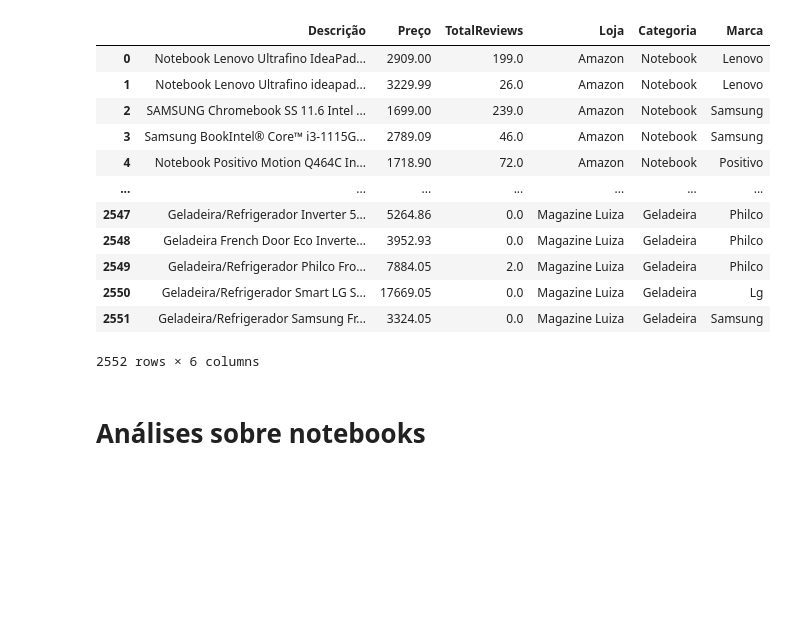
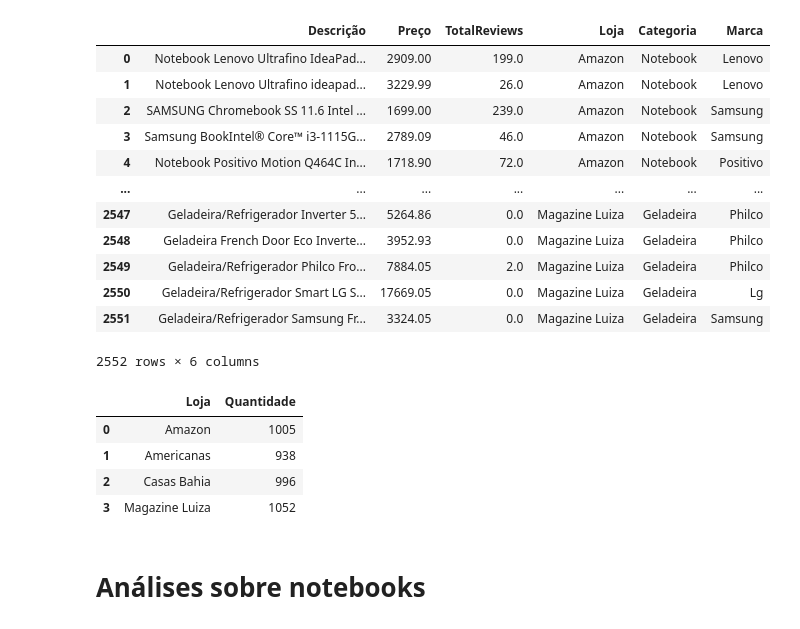
Before and after one commit to vitordutra/desafio-3-trilhas-webscraping, a Jupyter notebook: analise_graficos.ipynb, the cells around one changed output. Drawn from its saved outputs; the diff is of its cells as text; code cells hidden in the pictures; blank space fills up the shorter version.

```diff
--- a/analise_por_produtos.ipynb
+++ b/analise_graficos.ipynb
@@ -41,3 +41,14 @@ dados_gerais_marcas
 | 2550 | Geladeira/Refrigerador Smart LG S... | 17669.05 | 0.0 | Magazine Luiza | Geladeira | Lg |
 | 2551 | Geladeira/Refrigerador Samsung Fr... | 3324.05 | 0.0 | Magazine Luiza | Geladeira | Samsung |
 2552 rows × 6 columns
+# %%
+dados_gerais_lojas = dados_gerais[['Loja','Descrição']].groupby('Loja').count()
+dados_gerais_lojas.reset_index(inplace=True)
+dados_gerais_lojas.rename(columns={'Descrição':'Quantidade'},inplace=True)
+dados_gerais_lojas
+# %% [output]
+|  | Loja | Quantidade |
+| 0 | Amazon | 1005 |
+| 1 | Americanas | 938 |
+| 2 | Casas Bahia | 996 |
+| 3 | Magazine Luiza | 1052 |
```
Also changed, not shown: parts of 6 cells of this notebook, 8 other files.
